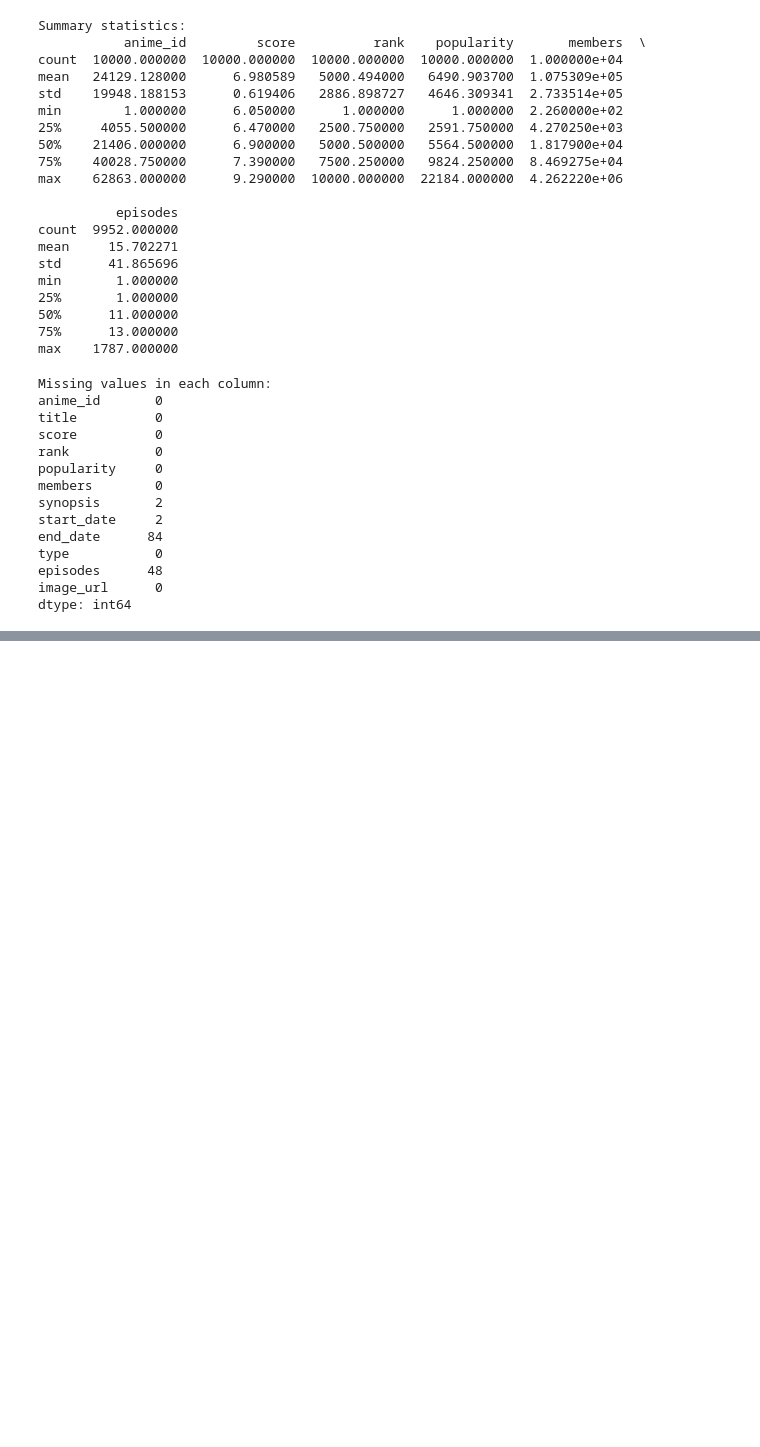
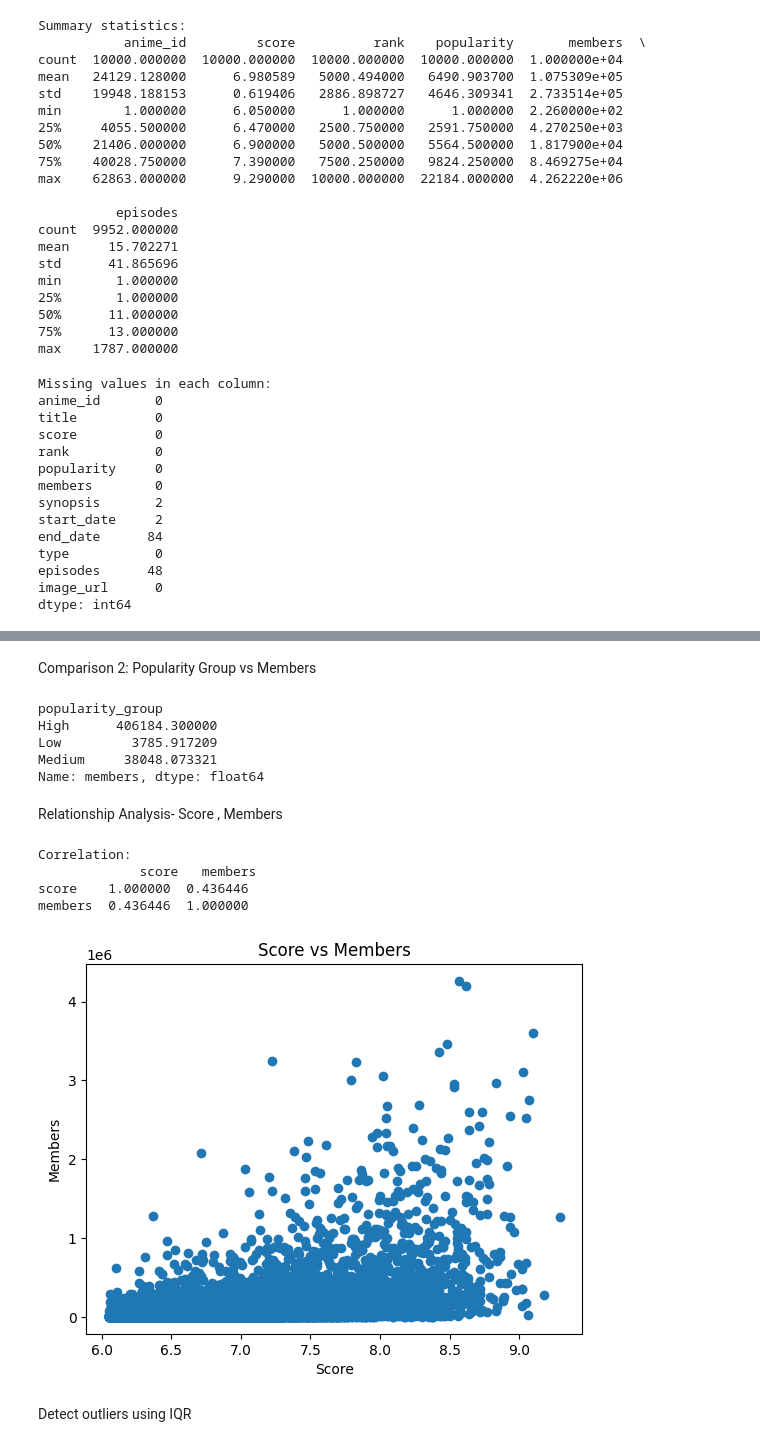
Before and after one commit to riasad30/Programming_In_Python_Final, a Jupyter notebook: python_final_Project.ipynb, the cells around one changed output, grey strips where cells are left out. Drawn from its saved outputs; the diff is of its cells as text; code cells hidden in the pictures; blank space fills up the shorter version.

Commit message:
finished untill analysis

```diff
--- a/python_final_Project.ipynb
+++ b/python_final_Project.ipynb
@@ -110,0 +140,3 @@ dtype: int64
+# %%
+df = df.drop_duplicates()
+print("Duplicate rows after:", df.duplicated().sum())
@@ -110,0 +163,7 @@ dtype: int64
+# %%
+df['start_date'] = pd.to_datetime(df['start_date'], errors='coerce')
+df['end_date'] = pd.to_datetime(df['end_date'], errors='coerce')
+
+
+print("\nData types after:")
+print(df.dtypes)
@@ -110,0 +189,21 @@ dtype: int64
+# %%
+
+
+df['start_date'] = pd.to_datetime(df['start_date'], errors='coerce')
+df['year'] = df['start_date'].dt.year
+
+
+df['popularity_group'] = pd.cut(
+    df['members'],
+    bins=[0, 10000, 100000, df['members'].max()],
+    labels=['Low', 'Medium', 'High']
+)
+
+
+df['score_normalized'] = (
+    (df['score'] - df['score'].min()) /
+    (df['score'].max() - df['score'].min())
+)
+
+
+print(df[['year', 'popularity_group', 'score_normalized']].head())
@@ -110,0 +248,30 @@ dtype: int64
+# %% [markdown]
+Comparison 2: Popularity Group vs Members
+# %%
+print(df.groupby(df['popularity_group'].astype(str))['members'].mean())
+# %% [output]
+popularity_group
+High      406184.300000
+Low         3785.917209
+Medium     38048.073321
+Name: members, dtype: float64
+# %% [markdown]
+Relationship Analysis- Score , Members
+# %%
+corr = df[['score', 'members']].corr()
+print("\nCorrelation:\n", corr)
+
+# Scatter plot
+plt.scatter(df['score'], df['members'])
+plt.xlabel("Score")
+plt.ylabel("Members")
+plt.title("Score vs Members")
+plt.show()
+# %% [output]
+Correlation:
+             score   members
+score    1.000000  0.436446
+members  0.436446  1.000000
+[figure, added]
+# %% [markdown]
+Detect outliers using IQR
```
Also changed, not shown: parts of 16 cells of this notebook.
